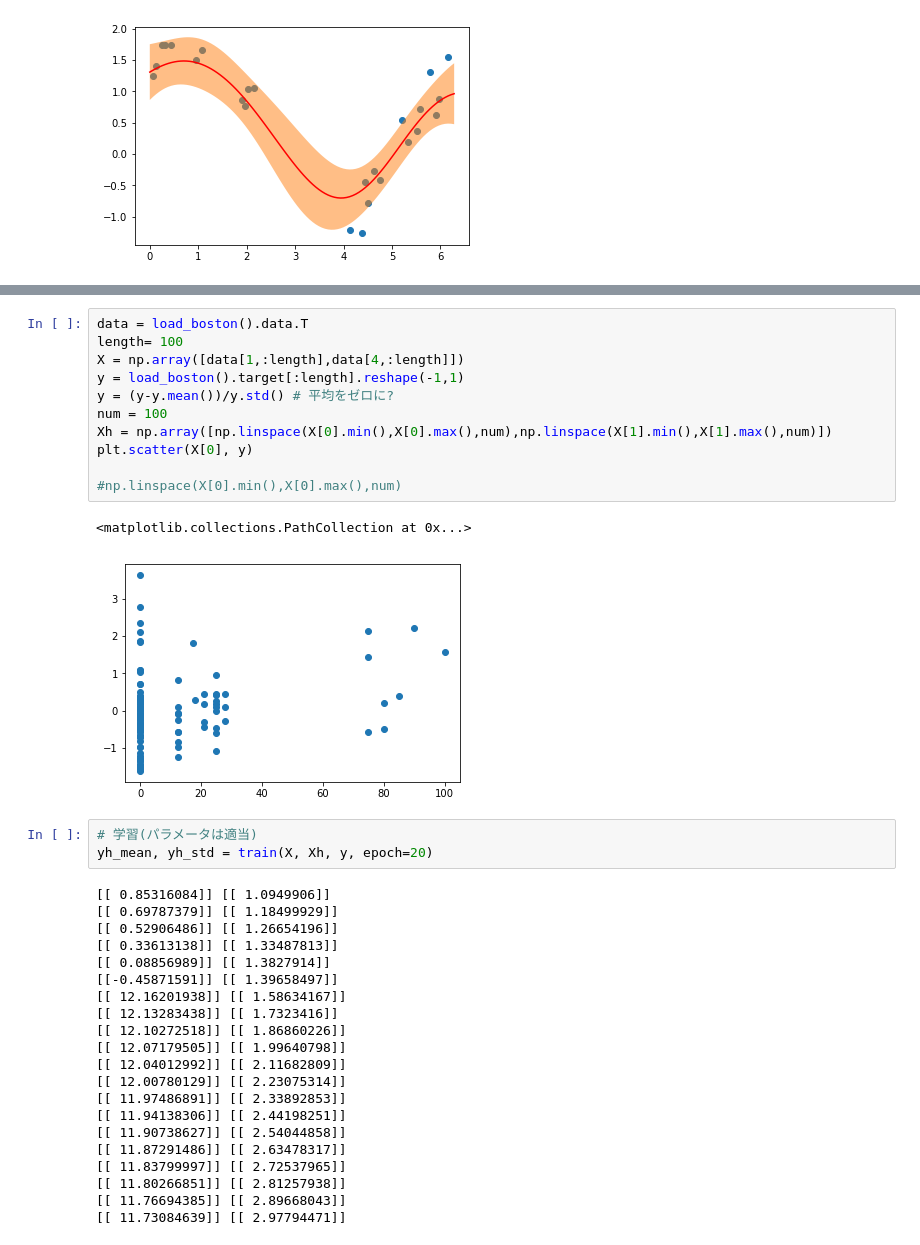
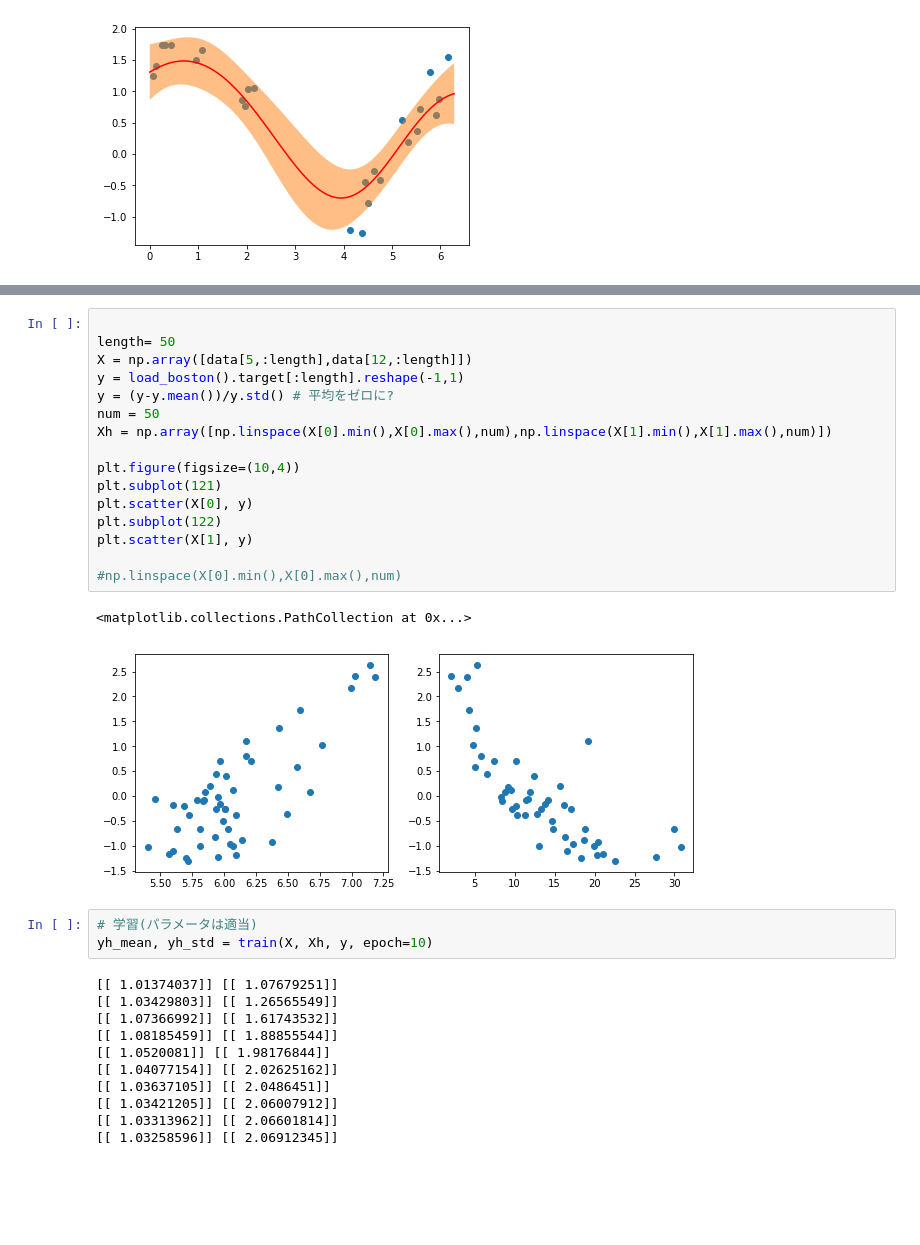
Before and after one commit to uema/gp-scratch, a Jupyter notebook: gp-scratch_hyp.ipynb, the cells around one changed output, grey strips where cells are left out. Cells and saved outputs as stored; diff of their text form; blank space fills up the shorter version.

```diff
--- a/gp-scratch_hyp.ipynb
+++ b/gp-scratch_hyp.ipynb
@@ -122,41 +131,36 @@ from sklearn.datasets import load_boston
 # %%
-data = load_boston().data.T
-length= 100
-X = np.array([data[1,:length],data[4,:length]])
+
+length= 50
+X = np.array([data[5,:length],data[12,:length]])
 y = load_boston().target[:length].reshape(-1,1)
 y = (y-y.mean())/y.std() # 平均をゼロに?
-num = 100
+num = 50
 Xh = np.array([np.linspace(X[0].min(),X[0].max(),num),np.linspace(X[1].min(),X[1].max(),num)])
+
+plt.figure(figsize=(10,4))
+plt.subplot(121)
 plt.scatter(X[0], y)
+plt.subplot(122)
+plt.scatter(X[1], y)
 
 #np.linspace(X[0].min(),X[0].max(),num)
 # %% [output]
 <matplotlib.collections.PathCollection at 0x...>
-[figure, old version]
+[figure, new version]
 # %%
 # 学習(パラメータは適当)
-yh_mean, yh_std = train(X, Xh, y, epoch=20)
+yh_mean, yh_std = train(X, Xh, y, epoch=10)
 # %% [output]
-[[ 0.85316084]] [[ 1.0949906]]
-[[ 0.69787379]] [[ 1.18499929]]
-[[ 0.52906486]] [[ 1.26654196]]
-[[ 0.33613138]] [[ 1.33487813]]
-[[ 0.08856989]] [[ 1.3827914]]
-[[-0.45871591]] [[ 1.39658497]]
-[[ 12.16201938]] [[ 1.58634167]]
-[[ 12.13283438]] [[ 1.7323416]]
-[[ 12.10272518]] [[ 1.86860226]]
-[[ 12.07179505]] [[ 1.99640798]]
-[[ 12.04012992]] [[ 2.11682809]]
-[[ 12.00780129]] [[ 2.23075314]]
-[[ 11.97486891]] [[ 2.33892853]]
-[[ 11.94138306]] [[ 2.44198251]]
-[[ 11.90738627]] [[ 2.54044858]]
-[[ 11.87291486]] [[ 2.63478317]]
-[[ 11.83799997]] [[ 2.72537965]]
-[[ 11.80266851]] [[ 2.81257938]]
-[[ 11.76694385]] [[ 2.89668043]]
-[[ 11.73084639]] [[ 2.97794471]]
+[[ 1.01374037]] [[ 1.07679251]]
+[[ 1.03429803]] [[ 1.26565549]]
+[[ 1.07366992]] [[ 1.61743532]]
+[[ 1.08185459]] [[ 1.88855544]]
+[[ 1.0520081]] [[ 1.98176844]]
+[[ 1.04077154]] [[ 2.02625162]]
+[[ 1.03637105]] [[ 2.0486451]]
+[[ 1.03421205]] [[ 2.06007912]]
+[[ 1.03313962]] [[ 2.06601814]]
+[[ 1.03258596]] [[ 2.06912345]]
 # %%
 print(Xh[0,:].shape,y.shape)
 
```
Also changed, not shown: parts of 4 cells of this notebook.
